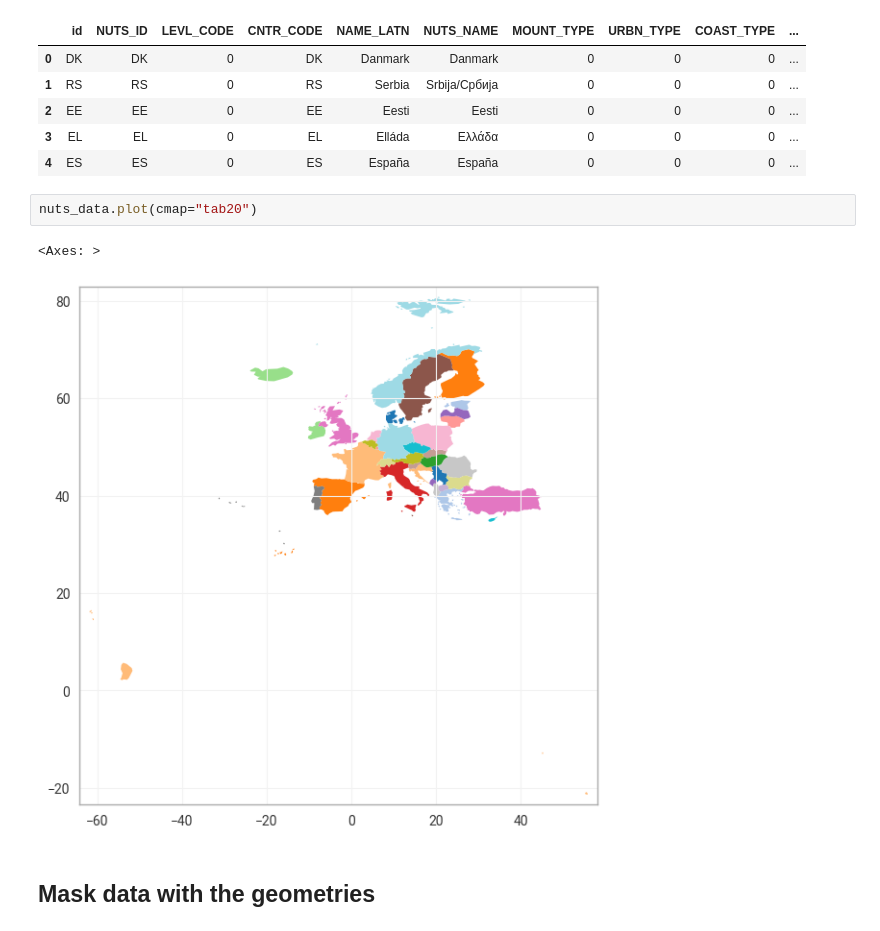
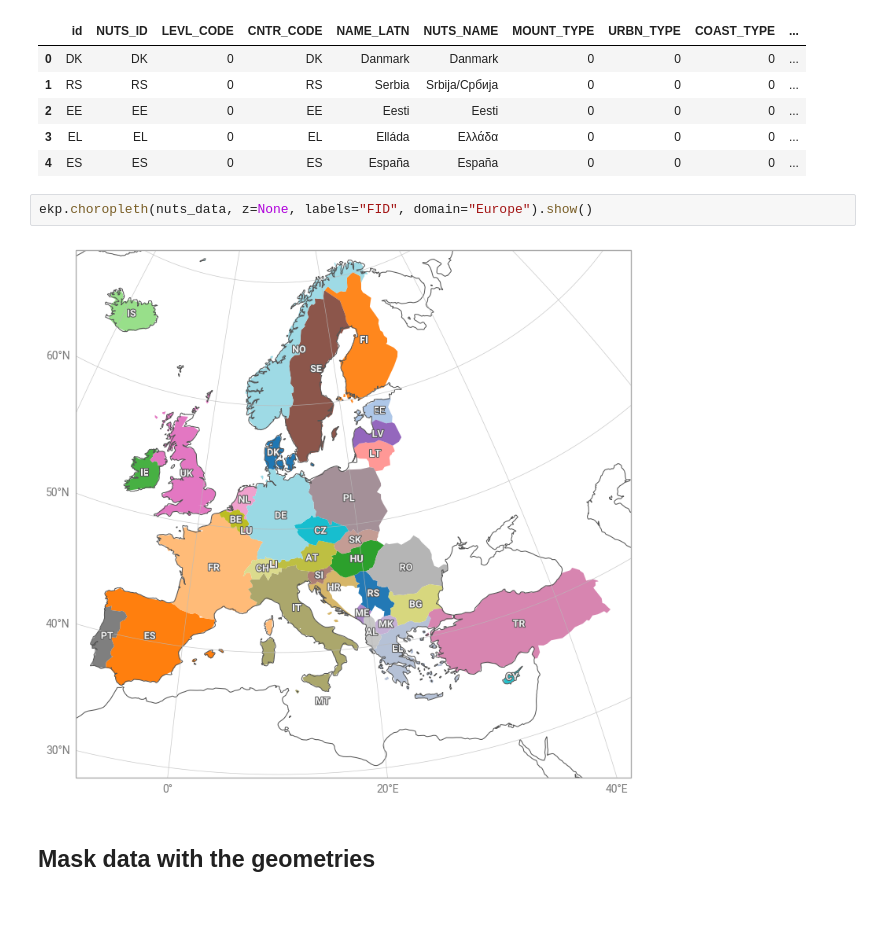
Before and after one commit to ecmwf/earthkit-transforms, a Jupyter notebook: docs/notebooks/spatial/01-era5-masking.ipynb, the cells around one changed output. Cells and saved outputs as stored; diff of their text form.

```diff
--- a/docs/notebooks/spatial/01-era5-masking.ipynb
+++ b/docs/notebooks/spatial/01-era5-masking.ipynb
@@ -61,11 +62,10 @@ nuts_data[:5]
 | 2 | EE | EE | 0 | EE | Eesti | Eesti | 0 | 0 | 0 | ... |
 | 3 | EL | EL | 0 | EL | Elláda | Ελλάδα | 0 | 0 | 0 | ... |
 | 4 | ES | ES | 0 | ES | España | España | 0 | 0 | 0 | ... |
-# %%
-nuts_data.plot(cmap="tab20")
-# %% [output]
-<Axes: >
-[figure, removed]
+# %%
+ekp.choropleth(nuts_data, z=None, labels="FID", domain="Europe").show()
+# %% [output]
+[figure, added]
 # %% [markdown]
 ## Mask data with the geometries
 # %% [markdown]
```
Also changed, not shown: parts of 2 cells of this notebook, 2 other files.
